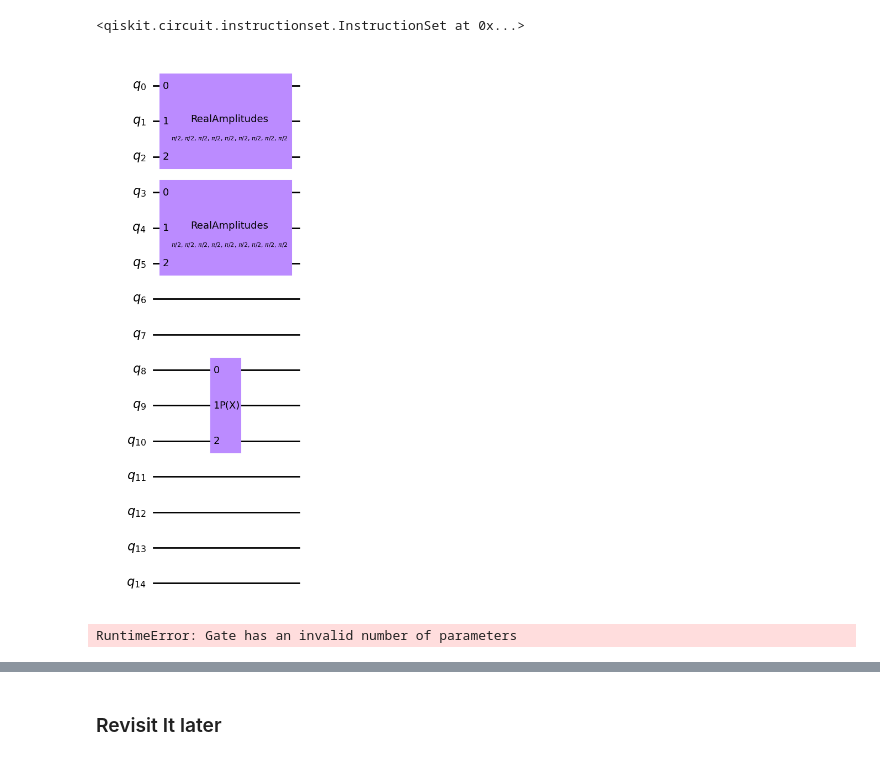
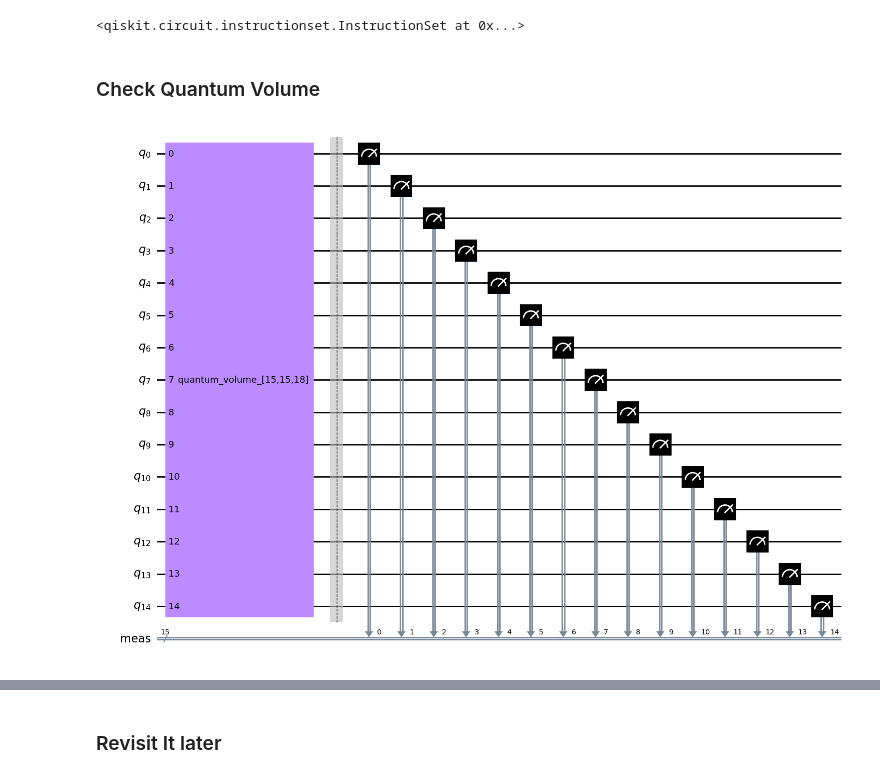
Before and after one commit to MonitSharma/quantinuum, a Jupyter notebook: advanced/circuit_submission.ipynb, the cells around one changed output, grey strips where cells are left out. Saved outputs shown, nothing was run; the diff lists cells and outputs as text; code cells hidden in the pictures.

```diff
--- a/advanced/circuit_submission.ipynb
+++ b/advanced/circuit_submission.ipynb
@@ -384,47 +387,15 @@ qc.ry(np.pi/2,12)
 <qiskit.circuit.instructionset.InstructionSet at 0x...>
 # %%
 qc.draw('mpl')
-# %%
-qc = QuantumCircuit(15)
-    #lets define the constants
-
-p = 0.9 # price of selling the product
-
-c1 = 0.6 # cost of buying the product from supplier 1
-c2 = 0.5 # cost of buying the product from supplier 2
-o = 0.9
-w = 0.3
-f1 = 0.2 # fixed cost of buying from supplier 1
-f2 = 0.3 # fixed cost of buying from supplier 2
-R1 = 0.3 # reliability of supplier 1
-R2 = 0.5 # reliability of supplier 2
-
-c = 0.1
-
-mu = 5
-sigma = 2
-# loading the demand distribution
-demand = NormalDistribution(num_qubits=3,mu=mu,sigma=sigma,  bounds=[0,7])
-params = [np.pi/2]*18
-supply1 = RealAmplitudes(3, reps=2)
-supply2 = RealAmplitudes(3, reps=2)
-    # taking the parameters from the list
-list1 = params[:9]
-list2 = params[9:]
-
-
-supply1 = supply1.assign_parameters(list1)
-supply2 = supply2.assign_parameters(list2)
-
-    #qc.compose(prob_circuit,qubits=[8,9,10], inplace=True)
-qc.compose(demand,qubits=[8,9,10], inplace=True)
-qc.compose(supply1, qubits = [0,1,2], inplace=True)
-qc.compose(supply2, qubits = [3,4,5], inplace=True)
-qc.draw('mpl')
-# %% [output]
-[figure, removed]
+# %% [markdown]
+### Check Quantum Volume
+# %%
+from qiskit.circuit.library import QuantumVolume
+qc = QuantumVolume(15)
+qc.measure_all()
+qc.draw('mpl')
+# %% [output]
+[figure, added]
 # %%
 from pytket.extensions.qiskit import qiskit_to_tk
 c = qiskit_to_tk(qc)
-# %% [output]
-RuntimeError: Gate has an invalid number of parameters
```
Also changed, not shown: parts of 4 cells of this notebook, 1 other file.
